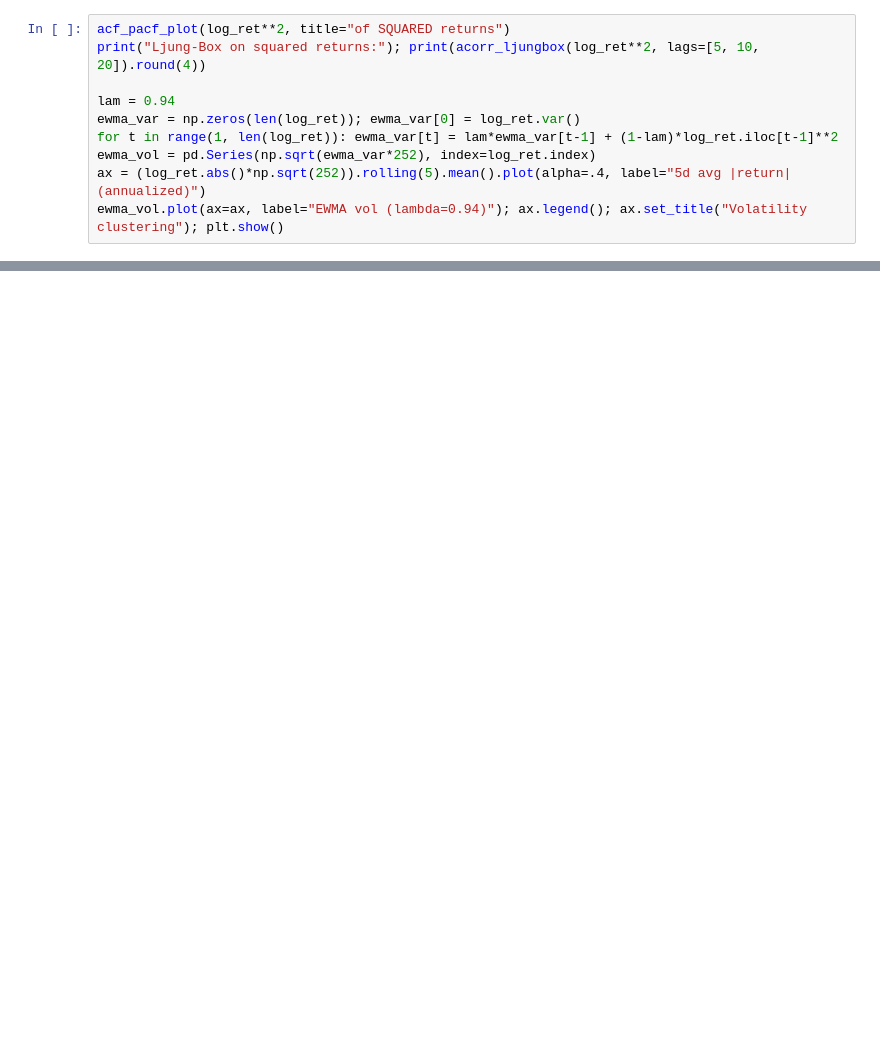
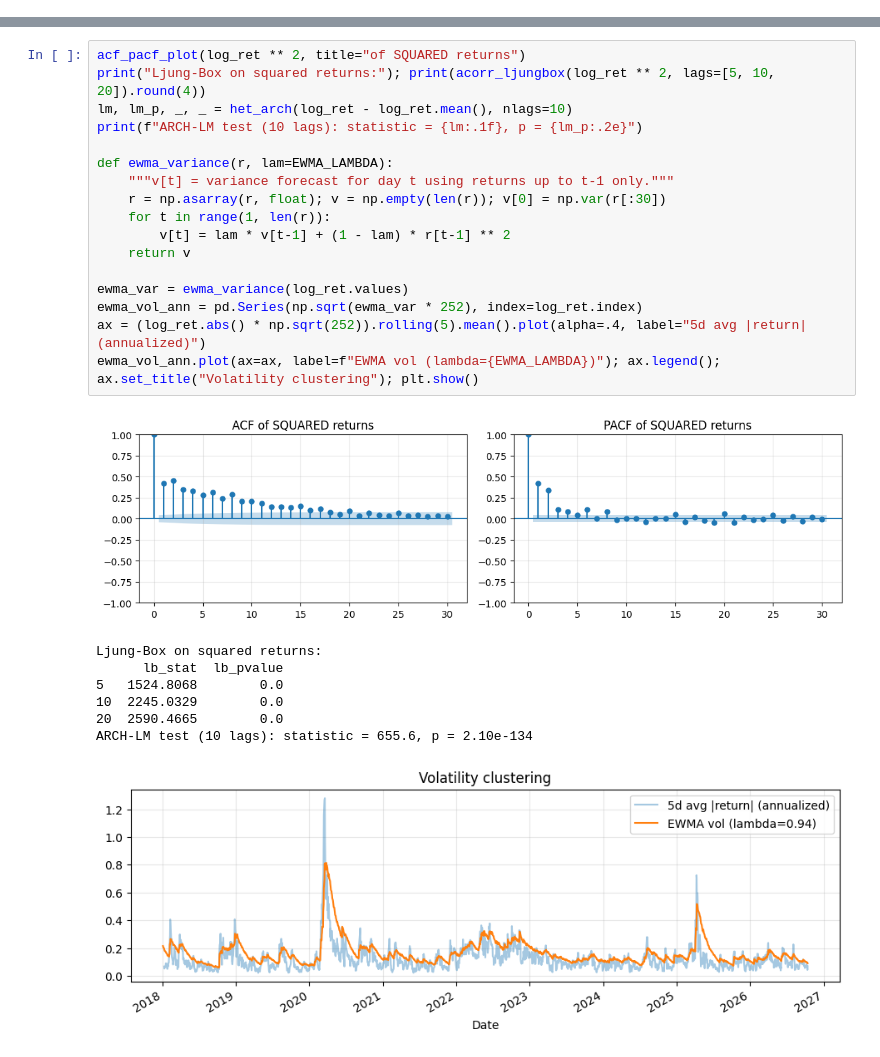
Before and after one commit to Arnab-Chakraborti/Time-Series-Econometrics, a Jupyter notebook: financial-time-series.ipynb, the cells around one changed output, grey strips where cells are left out. Cells and saved outputs as stored; diff of their text form; blank space fills up the shorter version.

```diff
--- a/financial-time-series.ipynb
+++ b/financial-time-series.ipynb
@@ -230,10 +0,0 @@ We also build an **EWMA volatility**, $\sigma_t^2=\lambda\sigma_{t-1}^2+(1-\lamb
-# %%
-acf_pacf_plot(log_ret**2, title="of SQUARED returns")
-print("Ljung-Box on squared returns:"); print(acorr_ljungbox(log_ret**2, lags=[5, 10, 20]).round(4))
-
-lam = 0.94
-ewma_var = np.zeros(len(log_ret)); ewma_var[0] = log_ret.var()
-for t in range(1, len(log_ret)): ewma_var[t] = lam*ewma_var[t-1] + (1-lam)*log_ret.iloc[t-1]**2
-ewma_vol = pd.Series(np.sqrt(ewma_var*252), index=log_ret.index)
-ax = (log_ret.abs()*np.sqrt(252)).rolling(5).mean().plot(alpha=.4, label="5d avg |return| (annualized)")
-ewma_vol.plot(ax=ax, label="EWMA vol (lambda=0.94)"); ax.legend(); ax.set_title("Volatility clustering"); plt.show()
@@ -465,0 +246,26 @@ Window mean               98.334
+# %%
+acf_pacf_plot(log_ret ** 2, title="of SQUARED returns")
+print("Ljung-Box on squared returns:"); print(acorr_ljungbox(log_ret ** 2, lags=[5, 10, 20]).round(4))
+lm, lm_p, _, _ = het_arch(log_ret - log_ret.mean(), nlags=10)
+print(f"ARCH-LM test (10 lags): statistic = {lm:.1f}, p = {lm_p:.2e}")
+
+def ewma_variance(r, lam=EWMA_LAMBDA):
+    """v[t] = variance forecast for day t using returns up to t-1 only."""
+    r = np.asarray(r, float); v = np.empty(len(r)); v[0] = np.var(r[:30])
+    for t in range(1, len(r)):
+        v[t] = lam * v[t-1] + (1 - lam) * r[t-1] ** 2
+    return v
+
+ewma_var = ewma_variance(log_ret.values)
+ewma_vol_ann = pd.Series(np.sqrt(ewma_var * 252), index=log_ret.index)
+ax = (log_ret.abs() * np.sqrt(252)).rolling(5).mean().plot(alpha=.4, label="5d avg |return| (annualized)")
+ewma_vol_ann.plot(ax=ax, label=f"EWMA vol (lambda={EWMA_LAMBDA})"); ax.legend(); ax.set_title("Volatility clustering"); plt.show()
+# %% [output]
+[figure, added]
+Ljung-Box on squared returns:
+      lb_stat  lb_pvalue
+5   1524.8068        0.0
+10  2245.0329        0.0
+20  2590.4665        0.0
+ARCH-LM test (10 lags): statistic = 655.6, p = 2.10e-134
+[figure, added]
```
Also changed, not shown: parts of 76 cells of this notebook.
